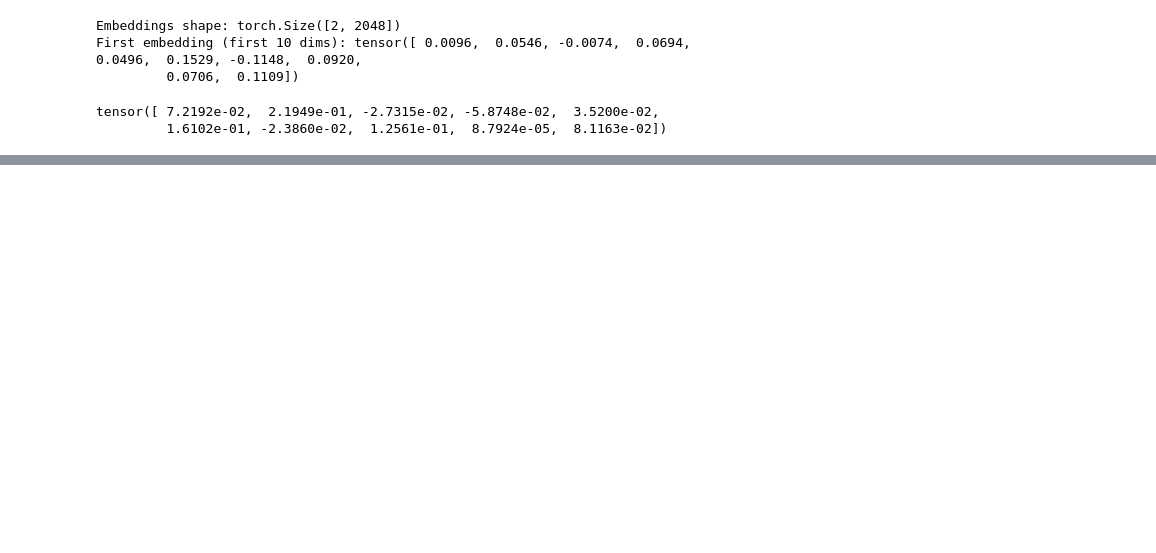
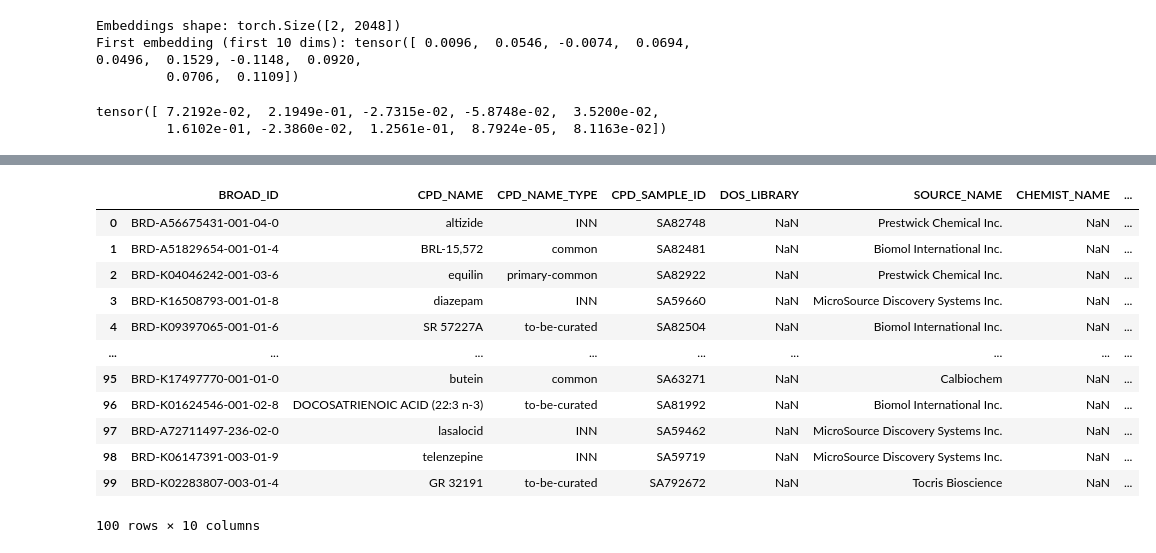
Before and after one commit to aicell-lab/cell-diffusion, a Jupyter notebook: notebooks/gcmol.ipynb, the cells around one changed output, grey strips where cells are left out. Saved outputs shown, nothing was run; the diff lists cells and outputs as text; code cells hidden in the pictures; blank space fills up the shorter version.

```diff
--- a/notebooks/gcmol.ipynb
+++ b/notebooks/gcmol.ipynb
@@ -23,0 +37,21 @@ tensor([ 7.2192e-02,  2.1949e-01, -2.7315e-02, -5.8748e-02,  3.5200e-02,
+# %%
+df_chem = df_chem.dropna(subset=["CPD_SMILES"]).reset_index(drop=True)
+
+# For a quick test, let's just select a small subset:
+df_subset = df_chem.head(100)  # or random sample, e.g.: df_chem.sample(10, random_state=42)
+all_smiles = df_subset["CPD_SMILES"].tolist()
+df_subset
+# %% [output]
+|  | BROAD_ID | CPD_NAME | CPD_NAME_TYPE | CPD_SAMPLE_ID | DOS_LIBRARY | SOURCE_NAME | CHEMIST_NAME | ... |
+| 0 | BRD-A56675431-001-04-0 | altizide | INN | SA82748 | NaN | Prestwick Chemical Inc. | NaN | ... |
+| 1 | BRD-A51829654-001-01-4 | BRL-15,572 | common | SA82481 | NaN | Biomol International Inc. | NaN | ... |
+| 2 | BRD-K04046242-001-03-6 | equilin | primary-common | SA82922 | NaN | Prestwick Chemical Inc. | NaN | ... |
+| 3 | BRD-K16508793-001-01-8 | diazepam | INN | SA59660 | NaN | MicroSource Discovery Systems Inc. | NaN | ... |
+| 4 | BRD-K09397065-001-01-6 | SR 57227A | to-be-curated | SA82504 | NaN | Biomol International Inc. | NaN | ... |
+| ... | ... | ... | ... | ... | ... | ... | ... | ... |
+| 95 | BRD-K17497770-001-01-0 | butein | common | SA63271 | NaN | Calbiochem | NaN | ... |
+| 96 | BRD-K01624546-001-02-8 | DOCOSATRIENOIC ACID (22:3 n-3) | to-be-curated | SA81992 | NaN | Biomol International Inc. | NaN | ... |
+| 97 | BRD-A72711497-236-02-0 | lasalocid | INN | SA59462 | NaN | MicroSource Discovery Systems Inc. | NaN | ... |
+| 98 | BRD-K06147391-003-01-9 | telenzepine | INN | SA59719 | NaN | MicroSource Discovery Systems Inc. | NaN | ... |
+| 99 | BRD-K02283807-003-01-4 | GR 32191 | to-be-curated | SA792672 | NaN | Tocris Bioscience | NaN | ... |
+100 rows × 10 columns
```
Also changed, not shown: parts of 3 cells of this notebook, 4 other files.
